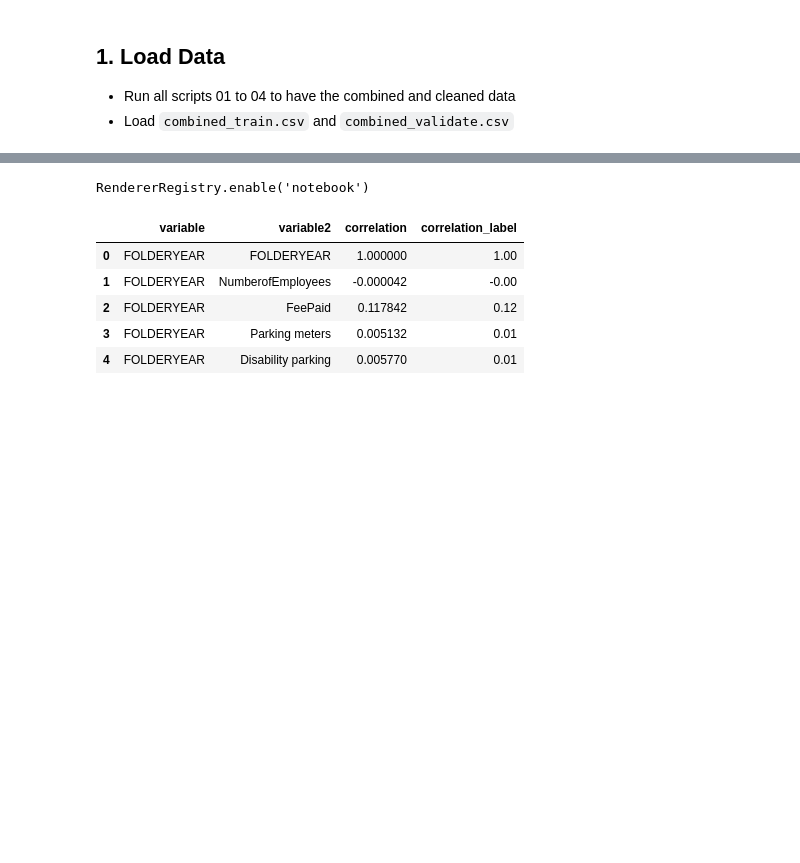
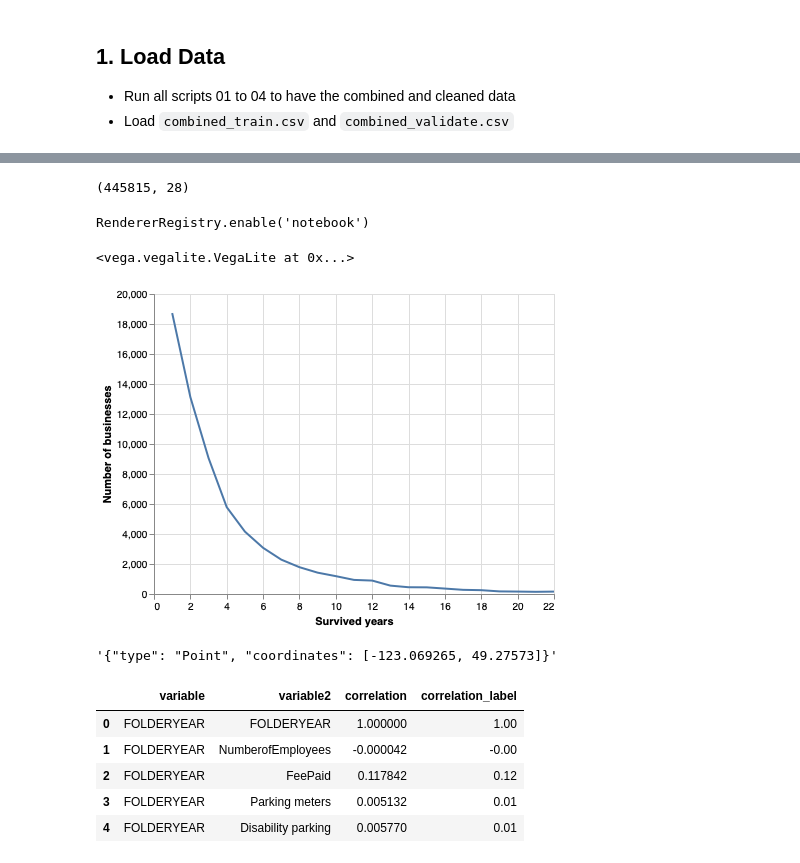
Before and after one commit to aakanksha023/EVAN, a Jupyter notebook: src/03_modelling/modelling.ipynb, the cells around one changed output, grey strips where cells are left out. Cells and saved outputs as stored; diff of their text form; code cells hidden in the pictures; blank space fills up the shorter version.

Commit message:
include survivorship graph

```diff
--- a/src/03_modelling/modelling.ipynb
+++ b/src/03_modelling/modelling.ipynb
@@ -72,6 +96,30 @@ train = pd.read_csv('04_combined_train.csv',
+# %%
+licence = licence[licence.BusinessName.notnull()]
+# %%
+licence = licence.sort_values(by=['BusinessName', 'BusinessTradeName', 'FOLDERYEAR', 'ExtractDate'])
+licence = licence[licence.groupby(['BusinessName'])['FOLDERYEAR'].apply(
+        lambda x: ~(x.duplicated(keep='last')))]
+# %%
+licence.shape
+# %% [output]
+(445815, 28)
+# %%
+#get the number of years each business exists
+survived_length = licence.groupby(['BusinessName', 'BusinessTradeName','BusinessType']).count()
+#a business can apply for mutiple licence within one year
+# %%
+plot_df = survived_length.groupby('FOLDERYEAR').count()
 # %%
 import altair as alt
 alt.data_transformers.disable_max_rows()
 alt.renderers.enable('notebook')
 # %% [output]
 RendererRegistry.enable('notebook')
+# %%
+alt.Chart(plot_df.reset_index()).mark_line().encode(
+    x=alt.X('FOLDERYEAR:Q',title = 'Survived years'),
+    y=alt.Y('business_id:Q', title = 'Number of businesses')
+)
+# %% [output]
+<vega.vegalite.VegaLite at 0x...>
+[figure, added]
@@ -78,3 +128,7 @@ RendererRegistry.enable('notebook')
+# %%
+dis_park['Geom'][1]
+# %% [output]
+'{"type": "Point", "coordinates": [-123.069265, 49.27573]}'
 # %%
 cor_data = (train.drop(columns=['LocalArea','label','BusinessIndustry']).corr().stack()
               .reset_index()     # The stacking results in an index on the correlation values, we need the index as normal columns for Altair
```
Also changed, not shown: parts of 7 cells of this notebook.
